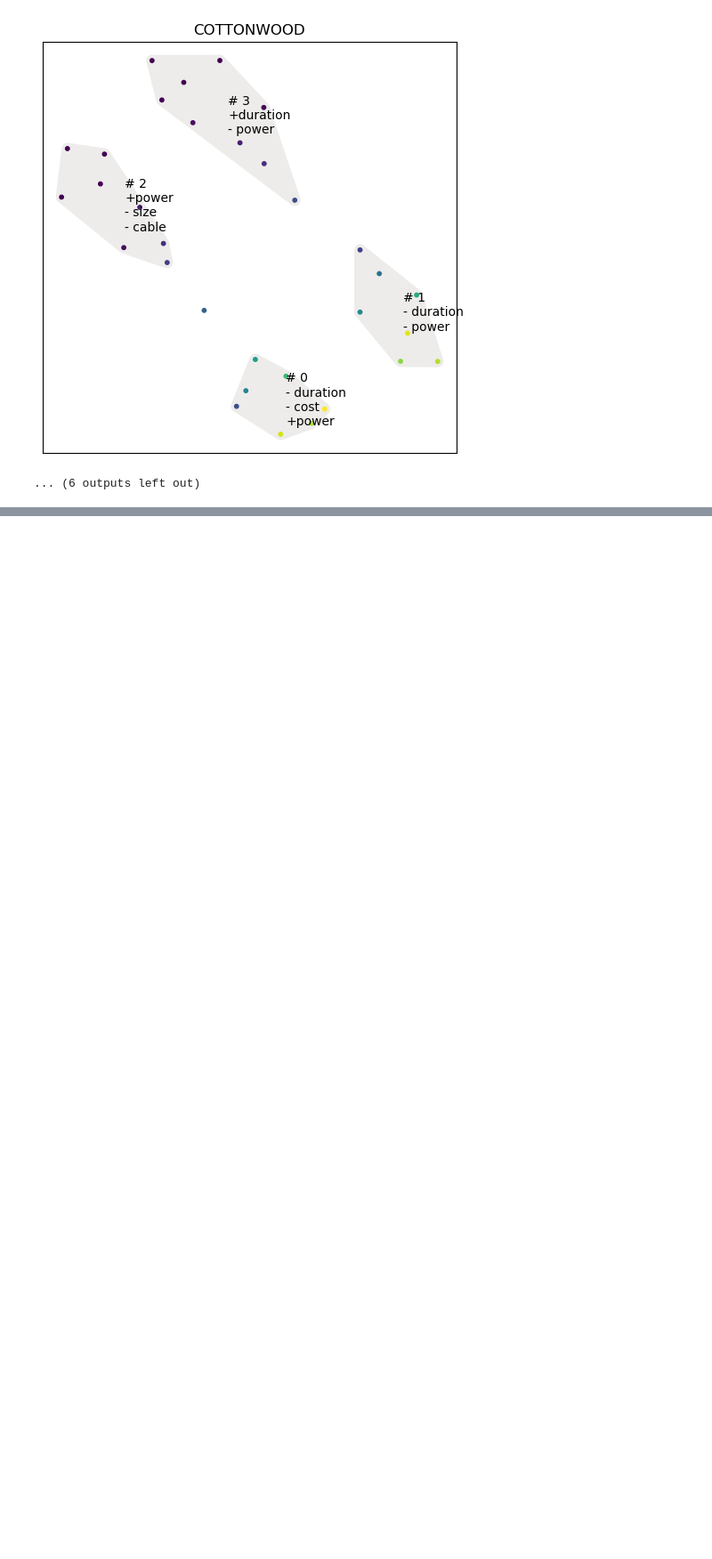
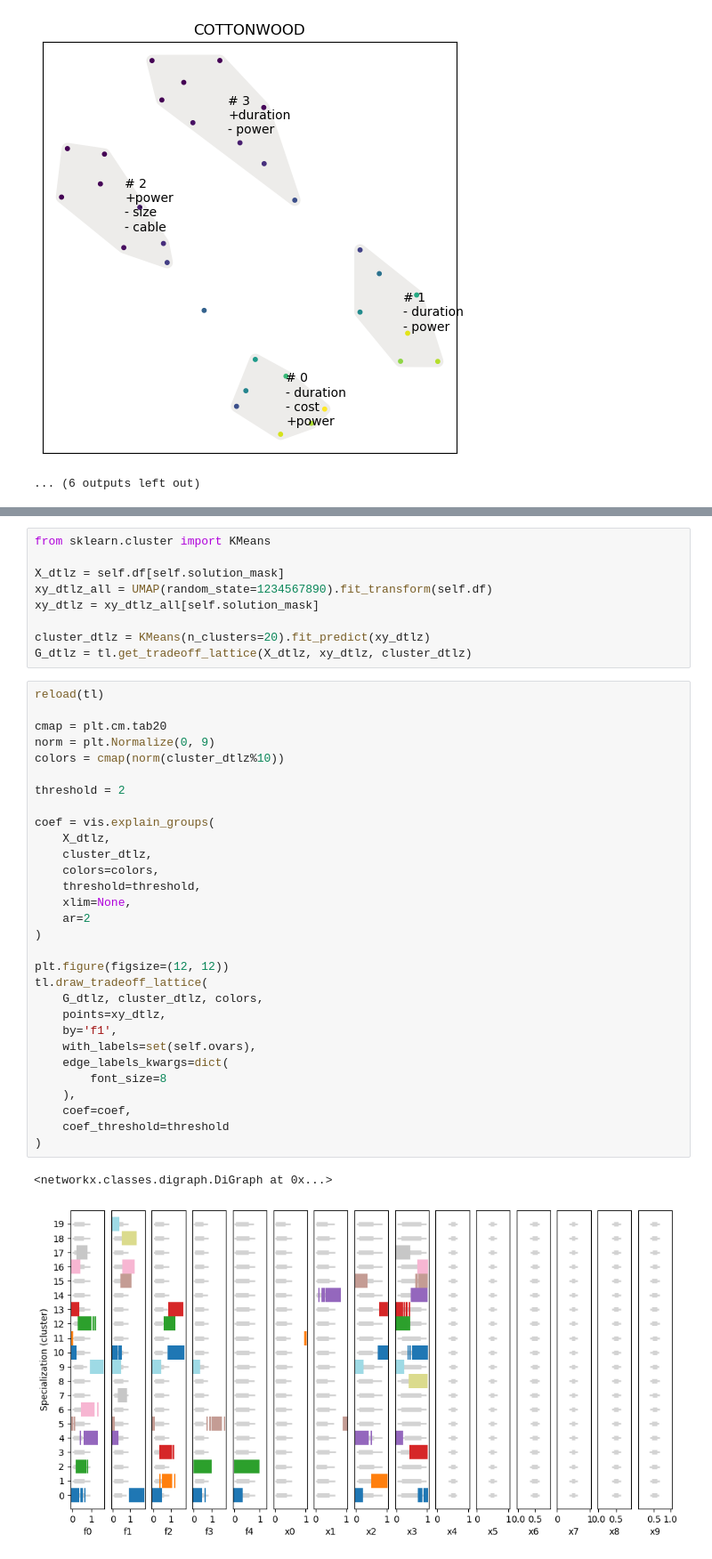
Before and after one commit to pnnl/pyMOODS, a Jupyter notebook: notebooks/Cameo.ipynb, the cells around one changed output, grey strips where cells are left out. Shown at 89% size. Cells and saved outputs as stored; diff of their text form; blank space fills up the shorter version.

Commit message:
Cleaned up cameo notebook and added tradeoff lattice library.

```diff
--- a/notebooks/Cameo.ipynb
+++ b/notebooks/Cameo.ipynb
@@ -477,0 +340,42 @@ NameError: name 'D' is not defined
+# %%
+from sklearn.cluster import KMeans
+
+X_dtlz = self.df[self.solution_mask]
+xy_dtlz_all = UMAP(random_state=1234567890).fit_transform(self.df)
+xy_dtlz = xy_dtlz_all[self.solution_mask]
+
+cluster_dtlz = KMeans(n_clusters=20).fit_predict(xy_dtlz)
+G_dtlz = tl.get_tradeoff_lattice(X_dtlz, xy_dtlz, cluster_dtlz)
+# %%
+reload(tl)
+
+cmap = plt.cm.tab20
+norm = plt.Normalize(0, 9)
+colors = cmap(norm(cluster_dtlz%10))
+
+threshold = 2
+
+coef = vis.explain_groups(
+    X_dtlz,
+    cluster_dtlz,
+    colors=colors,
+    threshold=threshold,
+    xlim=None,
+    ar=2
+)
+
+plt.figure(figsize=(12, 12))
+tl.draw_tradeoff_lattice(
+    G_dtlz, cluster_dtlz, colors,
+    points=xy_dtlz,
+    by='f1',
+    with_labels=set(self.ovars),
+    edge_labels_kwargs=dict(
+        font_size=8
+    ),
+    coef=coef,
+    coef_threshold=threshold
+)
+# %% [output]
+<networkx.classes.digraph.DiGraph at 0x...>
+[figure, added]
```
Also changed, not shown: parts of 11 cells of this notebook, 1 other file.
